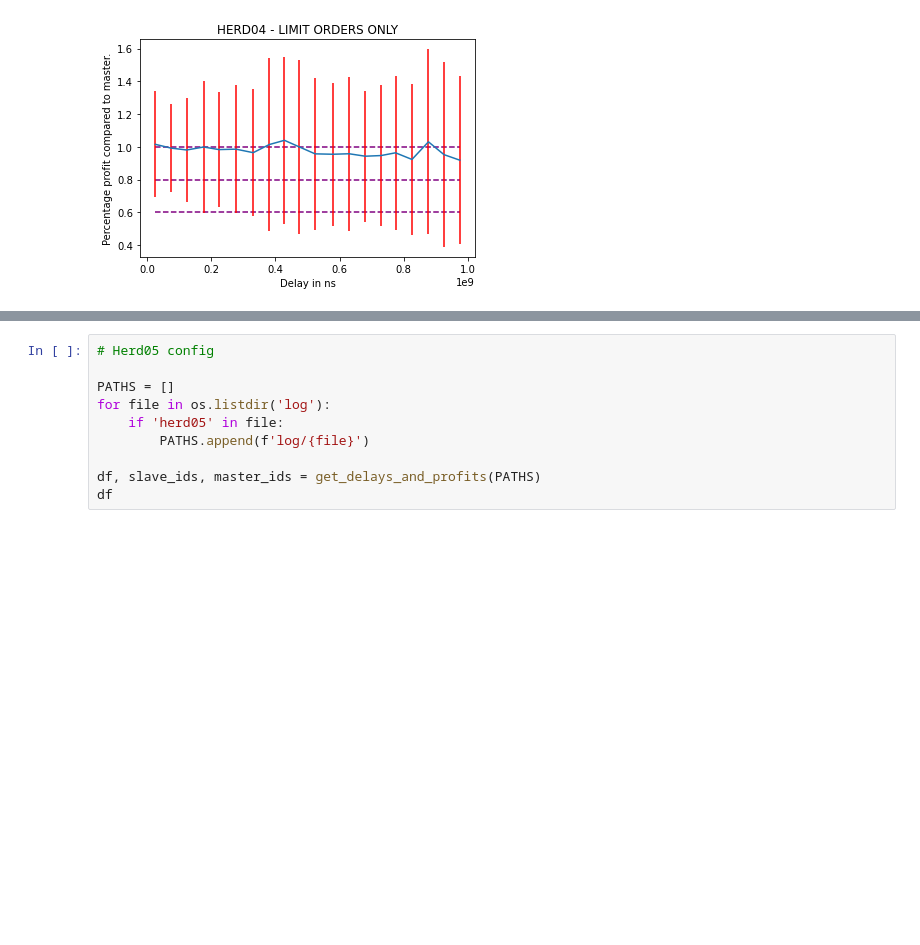
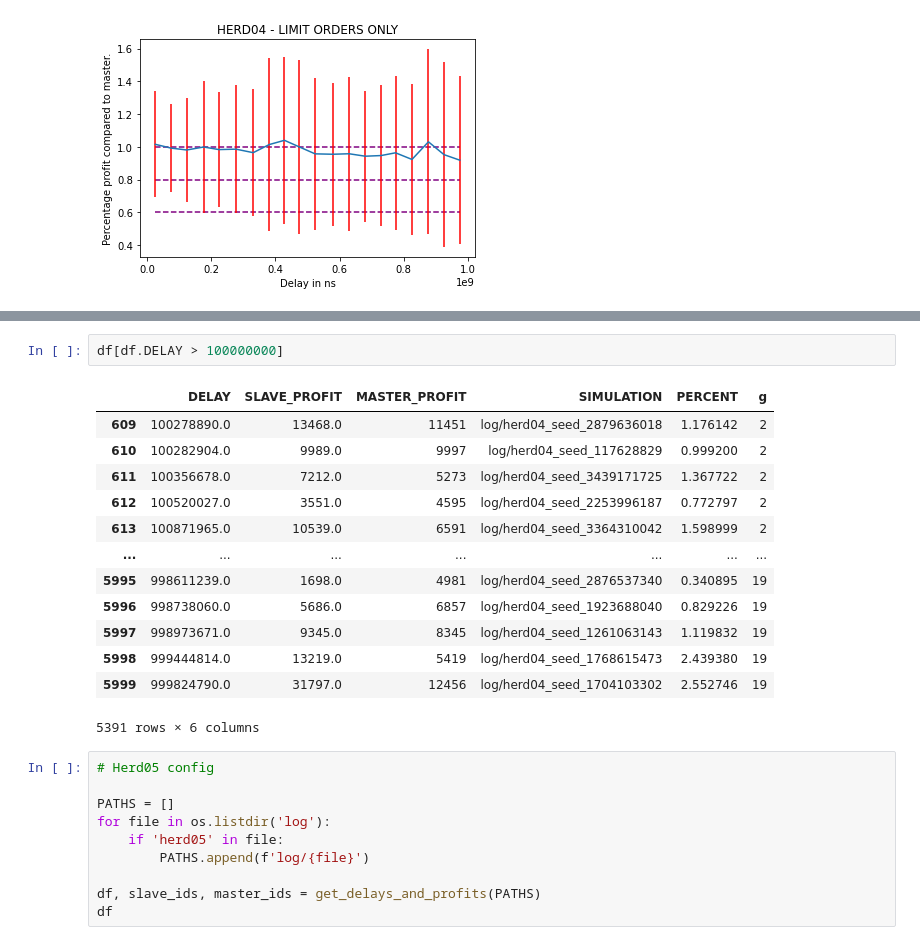
Before and after one commit to hogier/abides, a Jupyter notebook: explore.ipynb, the cells around one changed output, grey strips where cells are left out. Drawn from its saved outputs; the diff is of its cells as text; blank space fills up the shorter version.

```diff
--- a/explore.ipynb
+++ b/explore.ipynb
@@ -274,3 +295,19 @@ plt.show()
+# %%
+df[df.DELAY > 100000000]
+# %% [output]
+|  | DELAY | SLAVE_PROFIT | MASTER_PROFIT | SIMULATION | PERCENT | g |
+| 609 | 100278890.0 | 13468.0 | 11451 | log/herd04_seed_2879636018 | 1.176142 | 2 |
+| 610 | 100282904.0 | 9989.0 | 9997 | log/herd04_seed_117628829 | 0.999200 | 2 |
+| 611 | 100356678.0 | 7212.0 | 5273 | log/herd04_seed_3439171725 | 1.367722 | 2 |
+| 612 | 100520027.0 | 3551.0 | 4595 | log/herd04_seed_2253996187 | 0.772797 | 2 |
+| 613 | 100871965.0 | 10539.0 | 6591 | log/herd04_seed_3364310042 | 1.598999 | 2 |
+| ... | ... | ... | ... | ... | ... | ... |
+| 5995 | 998611239.0 | 1698.0 | 4981 | log/herd04_seed_2876537340 | 0.340895 | 19 |
+| 5996 | 998738060.0 | 5686.0 | 6857 | log/herd04_seed_1923688040 | 0.829226 | 19 |
+| 5997 | 998973671.0 | 9345.0 | 8345 | log/herd04_seed_1261063143 | 1.119832 | 19 |
+| 5998 | 999444814.0 | 13219.0 | 5419 | log/herd04_seed_1768615473 | 2.439380 | 19 |
+| 5999 | 999824790.0 | 31797.0 | 12456 | log/herd04_seed_1704103302 | 2.552746 | 19 |
+5391 rows × 6 columns
 # %%
 # Herd05 config
 
```
Also changed, not shown: parts of 2 cells of this notebook, 4 other files.
